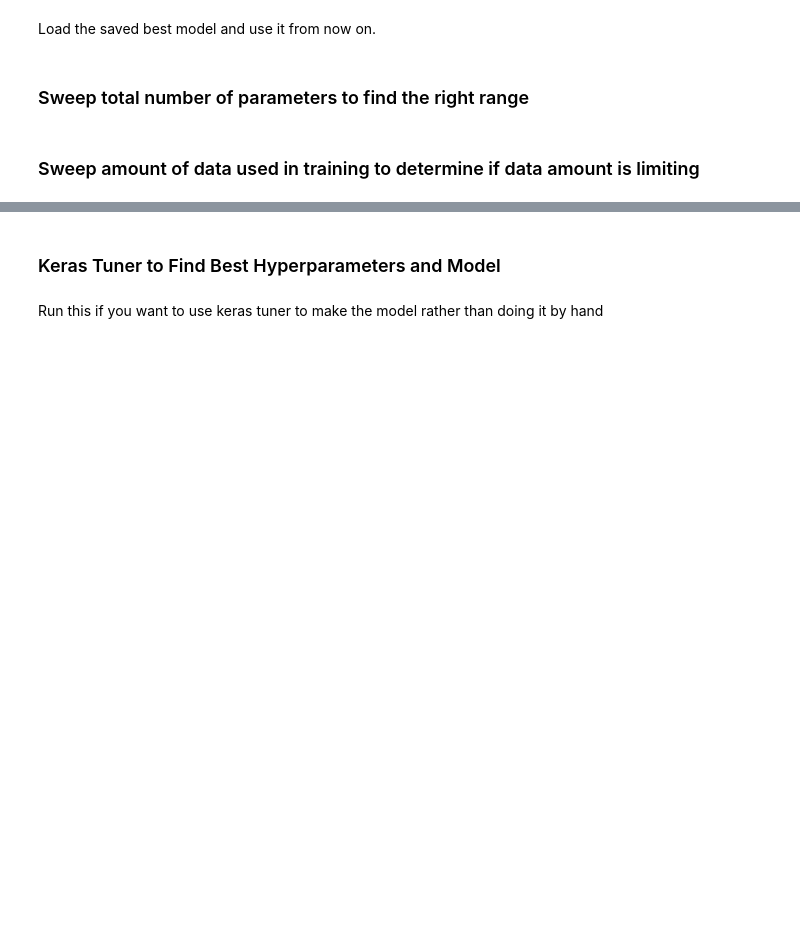
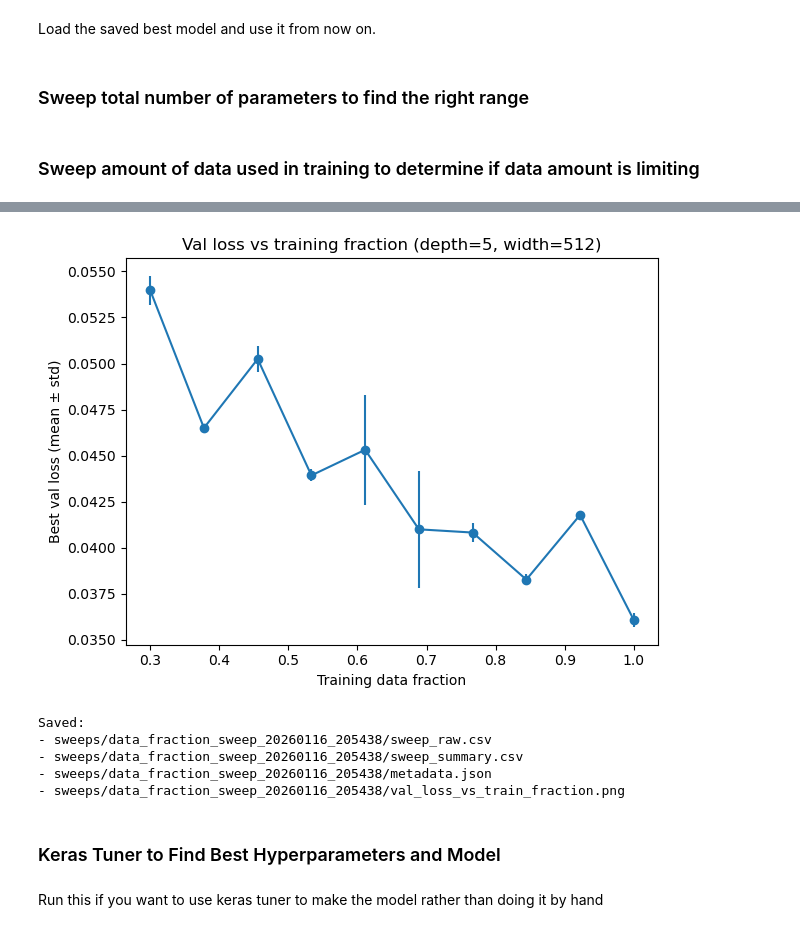
Before and after one commit to abhishekchak52/ML_qubit_design, a Jupyter notebook: model_predict_cavity_claw_RouteMeander_eigenmode/ml_01_train_keras.ipynb, the cells around one changed output, grey strips where cells are left out. Saved outputs shown, nothing was run; the diff lists cells and outputs as text; code cells hidden in the pictures; blank space fills up the shorter version.

Commit message:
data amount sweep for resonator

```diff
--- a/model_predict_cavity_claw_RouteMeander_eigenmode/ml_01_train_keras.ipynb
+++ b/model_predict_cavity_claw_RouteMeander_eigenmode/ml_01_train_keras.ipynb
@@ -1134,13 +1134,13 @@ if SWEEP_PARAM_NUM:
 if SWEEP_DATA_AMOUNT:
 
     FIXED_DEPTH = 5
-    FIXED_WIDTH = 64
+    FIXED_WIDTH = 512
     FIXED_NEURONS = [FIXED_WIDTH] * FIXED_DEPTH
 
-    TRAIN_FRACTIONS = np.linspace(0.3, 1.0, 20)
+    TRAIN_FRACTIONS = np.linspace(0.3, 1.0, 10)
 
     # avg over many seeds for error bars
-    SWEEP_SEEDS = [0, 1, 2, 3, 4]
+    SWEEP_SEEDS = [0, 1]
 
     def build_masked_mlp(neurons_per_layer, input_dim, output_dim):
         x_in = Input(shape=(input_dim,), name="input1")
@@ -1302,6 +1302,7 @@ if SWEEP_DATA_AMOUNT:
     )
 
     # save to csv
+    import time
     run_id = time.strftime("%Y%m%d_%H%M%S")
     out_dir = os.path.join("sweeps", f"data_fraction_sweep_{run_id}")
     os.makedirs(out_dir, exist_ok=True)
@@ -1316,10 +1340,21 @@ if SWEEP_DATA_AMOUNT:
 # %%
 if SWEEP_DATA_AMOUNT:
+    import json
     def _jsonify(o):
-        if isinstance(o, np.ndarray): return o.tolist()
-        if isinstance(o, (np.integer,)): return int(o)
-        if isinstance(o, (np.floating,)): return float(o)
-        return o
+        if isinstance(o, np.ndarray): return o.tolist()# save to csv
+    run_id = time.strftime("%Y%m%d_%H%M%S")
+    out_dir = os.path.join("sweeps", f"data_fraction_sweep_{run_id}")
+    os.makedirs(out_dir, exist_ok=True)
+
+    df_path = os.path.join(out_dir, "sweep_raw.csv")
+    summary_path = os.path.join(out_dir, "sweep_summary.csv")
+    meta_path = os.path.join(out_dir, "metadata.json")
+    fig_path = os.path.join(out_dir, "val_loss_vs_train_fraction.png")
+
+    df.to_csv(df_path, index=False)
+    summary.to_csv(summary_path, index=False)
+
+
 
     metadata = {
         "run_id": run_id,
@@ -1327,33 +1362,40 @@ if SWEEP_DATA_AMOUNT:
         "fixed_width": FIXED_WIDTH,
         "fixed_neurons": FIXED_NEURONS,
         "train_fractions": TRAIN_FRACTIONS,
         "seeds": SWEEP_SEEDS,
         "batch_size": int(TRAIN_BATCH_SIZE),
         "early_stopping_patience": int(TRAIN_EARLY_STOPPING_PATIENCE),
         "notes": "Subset sampling only on TRAIN split. value_out loss is masked using y_exists via sample_weight.",
     }
 
     with open(meta_path, "w") as f:
         json.dump(metadata, f, indent=2, default=_jsonify)
 
     plt.figure()
     y = summary["best_val_loss_mean"].to_numpy()
     x = summary["train_frac"].to_numpy()
     if len(SWEEP_SEEDS) > 1:
         yerr = summary["best_val_loss_std"].fillna(0.0).to_numpy()
         plt.errorbar(x, y, yerr=yerr, marker="o")
         plt.ylabel("Best val loss (mean ± std)")
     else:
         plt.plot(x, y, marker="o")
         plt.ylabel("Best val loss")
 
     plt.xlabel("Training data fraction")
     plt.title(f"Val loss vs training fraction (depth={FIXED_DEPTH}, width={FIXED_WIDTH})")
     plt.tight_layout()
     plt.savefig(fig_path, dpi=200)
     plt.show()
 
     print(f"\nSaved:\n- {df_path}\n- {summary_path}\n- {meta_path}\n- {fig_path}")
+# %% [output]
+[figure, added]
+Saved:
+- sweeps/data_fraction_sweep_20260116_205438/sweep_raw.csv
+- sweeps/data_fraction_sweep_20260116_205438/sweep_summary.csv
+- sweeps/data_fraction_sweep_20260116_205438/metadata.json
+- sweeps/data_fraction_sweep_20260116_205438/val_loss_vs_train_fraction.png
 # %% [markdown]
 ### Keras Tuner to Find Best Hyperparameters and Model
 # %% [markdown]
```
Also changed, not shown: parts of 11 cells of this notebook, 19 other files.
